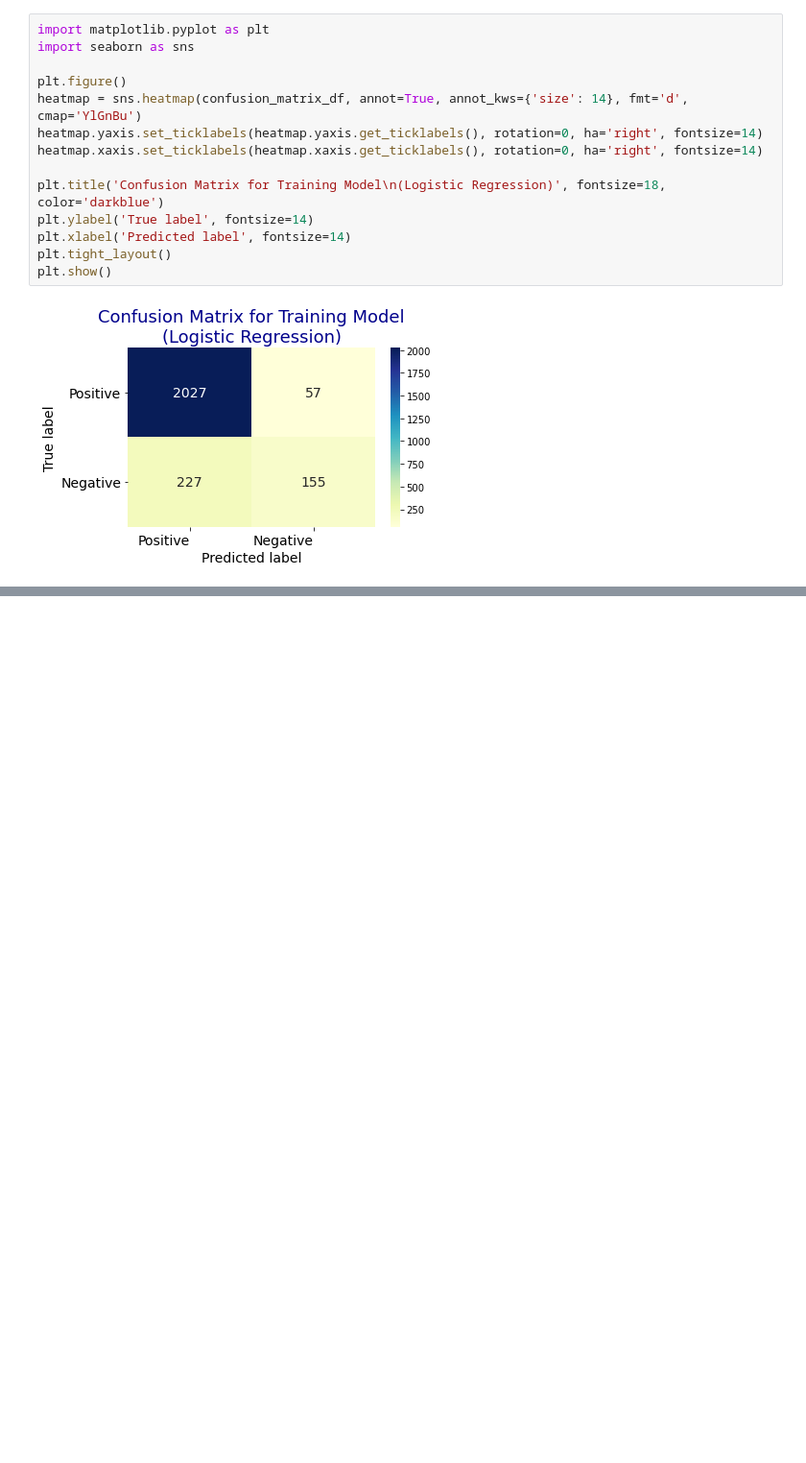
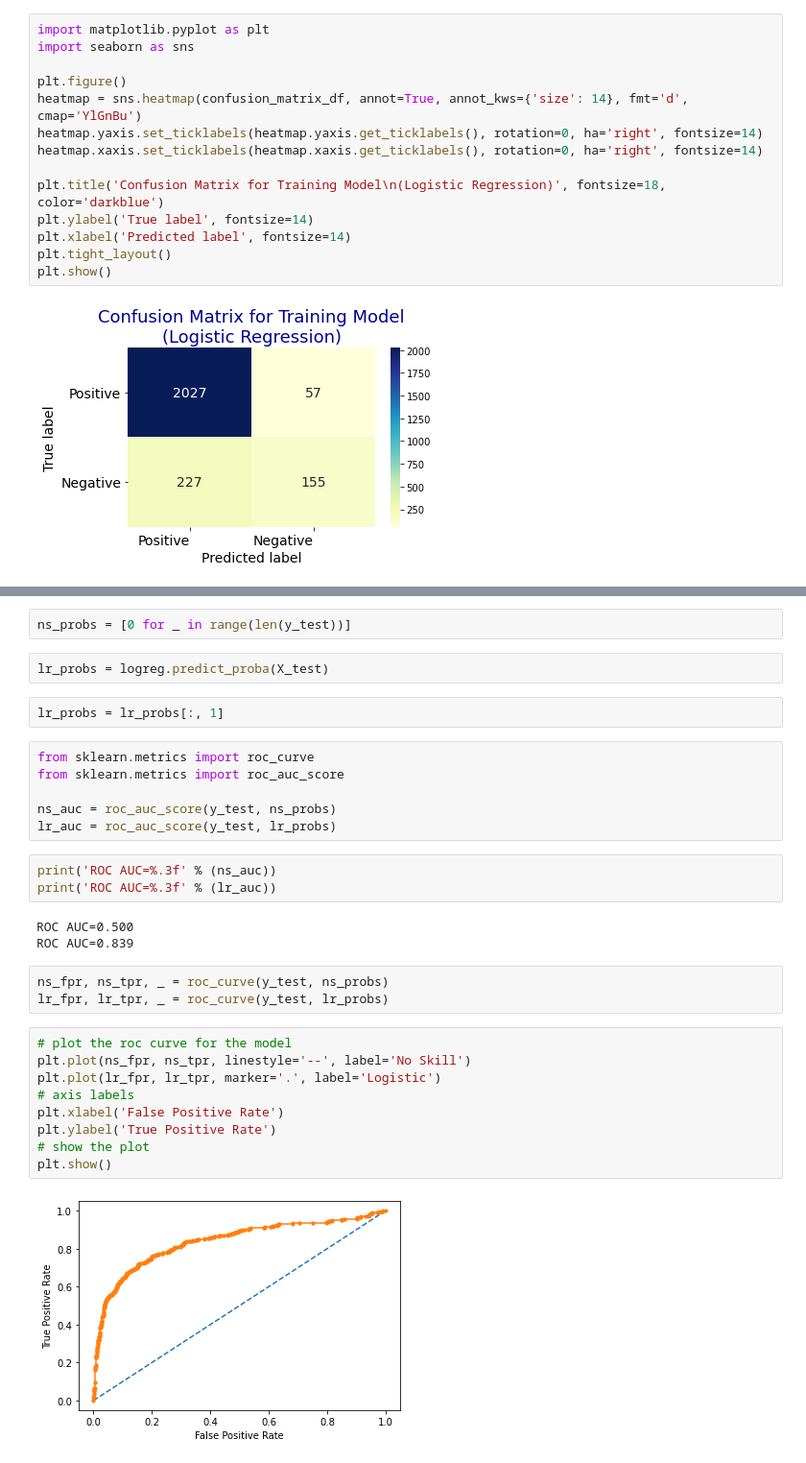
Before and after one commit to algonacci/Projects, a Jupyter notebook: 05 - Logistic Regression/Logistic_Regression.ipynb, the cells around one changed output, grey strips where cells are left out. Shown: that part at 96% size. Cells and saved outputs as stored; diff of their text form; blank space fills up the shorter version.

```diff
--- a/05 - Logistic Regression/Logistic_Regression.ipynb
+++ b/05 - Logistic Regression/Logistic_Regression.ipynb
@@ -90,0 +93,32 @@ plt.show()
+# %%
+ns_probs = [0 for _ in range(len(y_test))]
+# %%
+lr_probs = logreg.predict_proba(X_test)
+# %%
+lr_probs = lr_probs[:, 1]
+# %%
+from sklearn.metrics import roc_curve
+from sklearn.metrics import roc_auc_score
+
+ns_auc = roc_auc_score(y_test, ns_probs)
+lr_auc = roc_auc_score(y_test, lr_probs)
+# %%
+print('ROC AUC=%.3f' % (ns_auc))
+print('ROC AUC=%.3f' % (lr_auc))
+# %% [output]
+ROC AUC=0.500
+ROC AUC=0.839
+# %%
+ns_fpr, ns_tpr, _ = roc_curve(y_test, ns_probs)
+lr_fpr, lr_tpr, _ = roc_curve(y_test, lr_probs)
+# %%
+# plot the roc curve for the model
+plt.plot(ns_fpr, ns_tpr, linestyle='--', label='No Skill')
+plt.plot(lr_fpr, lr_tpr, marker='.', label='Logistic')
+# axis labels
+plt.xlabel('False Positive Rate')
+plt.ylabel('True Positive Rate')
+# show the plot
+plt.show()
+# %% [output]
+[figure, added]
```
Also changed, not shown: parts of 1 cell of this notebook.
